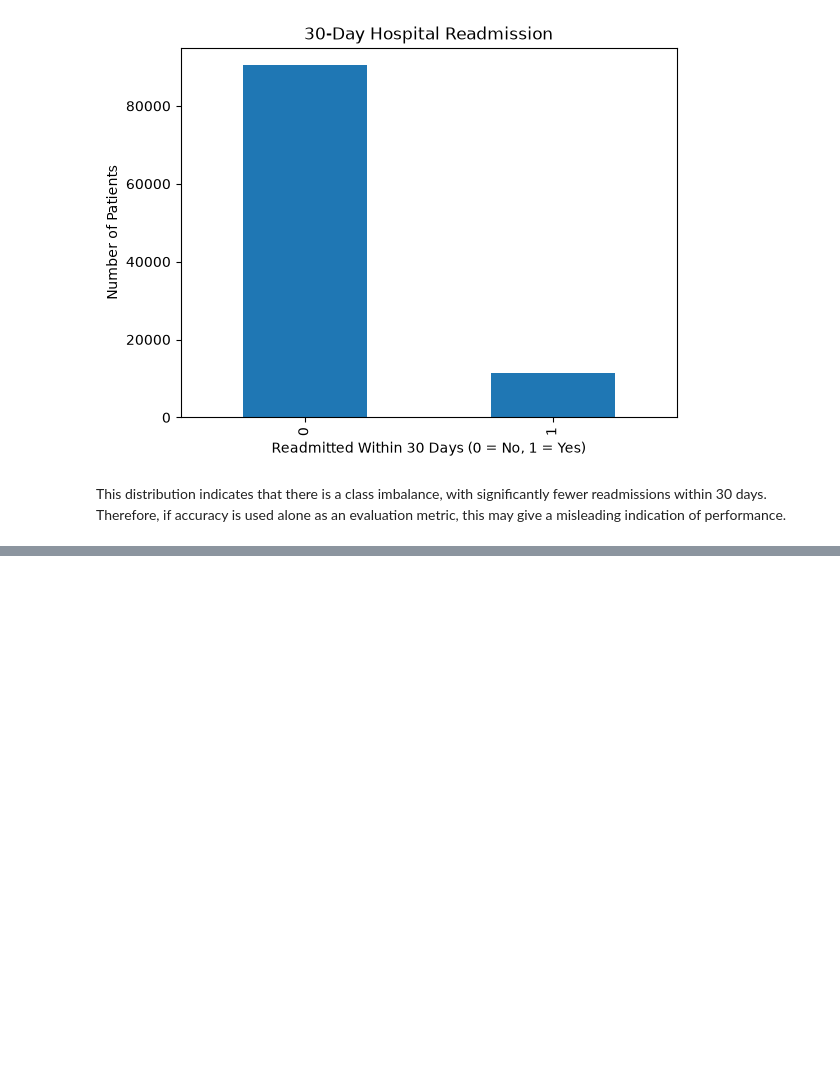
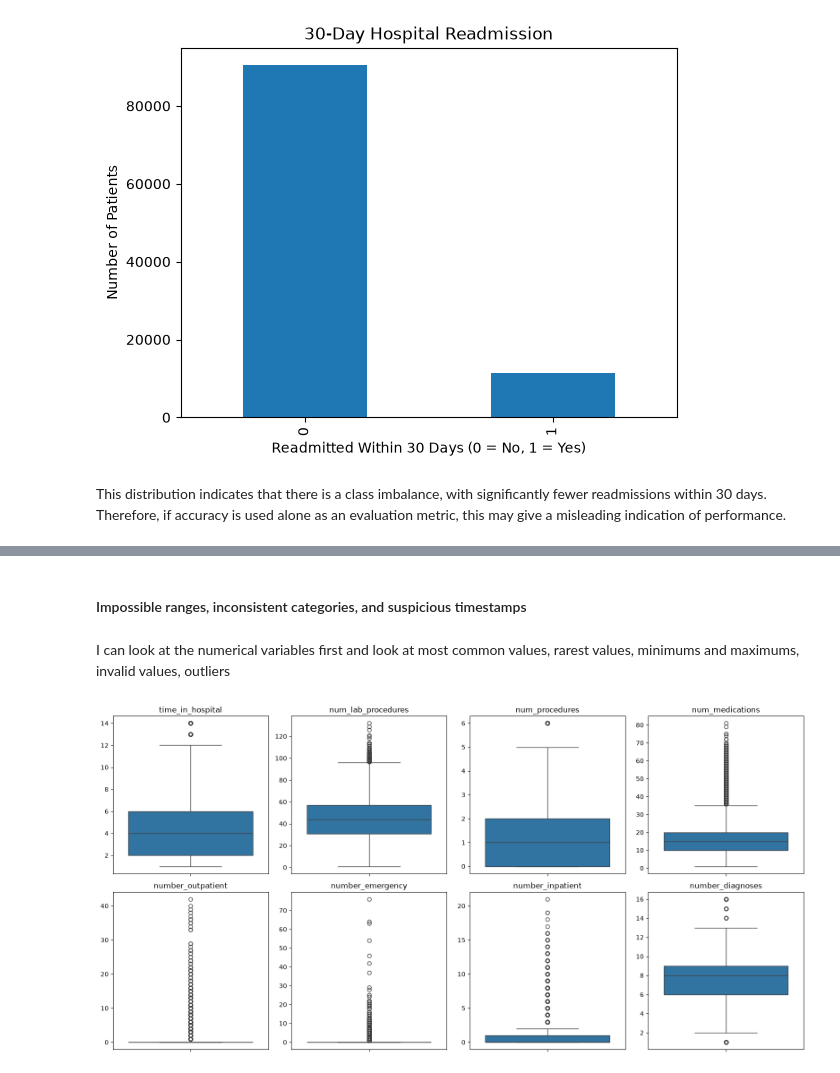
Before and after one commit to faithgreene045/CT4101-Machine-Learning-Portfolio, a Jupyter notebook: 3.Audit.ipynb, the cells around one changed output, grey strips where cells are left out. Drawn from its saved outputs; the diff is of its cells as text; code cells hidden in the pictures; blank space fills up the shorter version.

Commit message:
Data preparation
Additional work completed on data preparation - further work needed

```diff
--- a/3.Audit.ipynb
+++ b/3.Audit.ipynb
@@ -219,0 +30,3 @@ This data can also be visualised.
+# %%
+irrelevant = raw_data.columns[[11] + list(range(22, 47))]
+raw_data = raw_data.drop(columns=irrelevant)
@@ -219,0 +77,8 @@ This data can also be visualised.
+# %%
+# These variables should be converted as necessary
+variable_names = raw_data.columns
+string_variables = ["encounter_id", "patient_nbr"]
+numerical_variables = ["time_in_hospital", "num_lab_procedures", "num_procedures", "num_medications", "number_outpatient",
+                       "number_emergency", "number_inpatient", "number_diagnoses"]
+categorical_variables = [col for col in variable_names
+                         if col not in string_variables + numerical_variables]
@@ -235,0 +245,17 @@ This distribution indicates that there is a class imbalance, with significantly
+# %% [markdown]
+#### Impossible ranges, inconsistent categories, and suspicious timestamps
+# %% [markdown]
+I can look at the numerical variables first and look at most common values, rarest values, minimums and maximums, invalid values, outliers
+# %%
+# add this possibly for numerical: raw_data.describe(include="all").T
+fig, axes = plt.subplots(2, 4, figsize=(16, 8))
+
+for col, ax in zip(numerical_variables, axes.flatten()):
+    seaborn.boxplot(y=raw_data[col], ax=ax)
+    ax.set_title(col)
+    ax.set_ylabel("")
+
+plt.tight_layout()
+plt.show()
+# %% [output]
+[figure, added]
```
Also changed, not shown: parts of 50 cells of this notebook, 3 other files.
